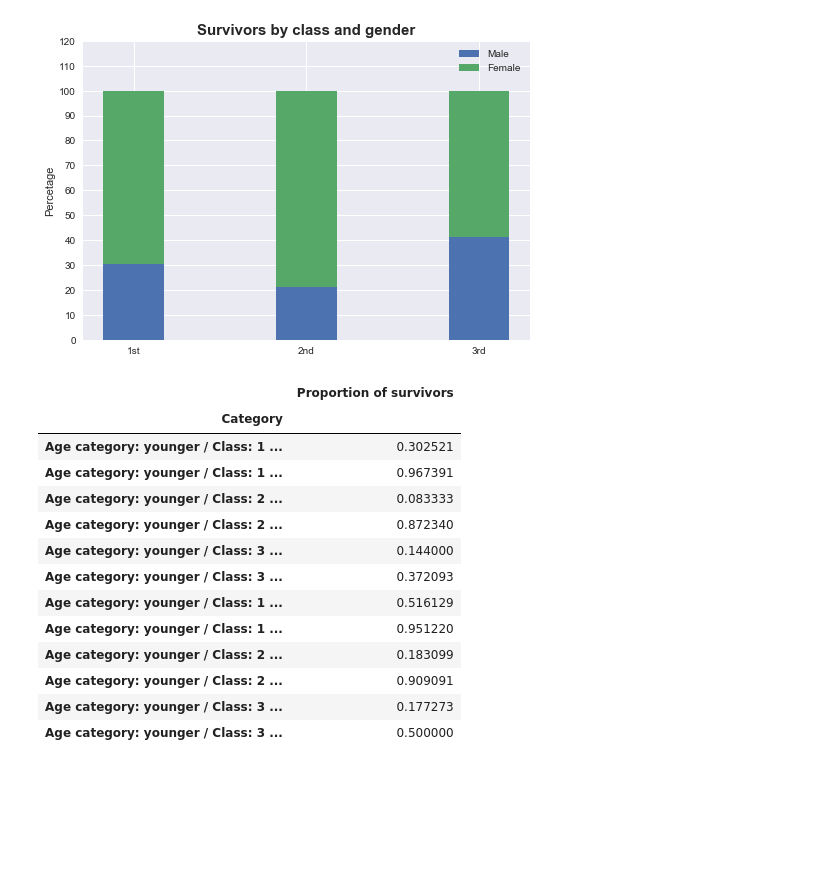
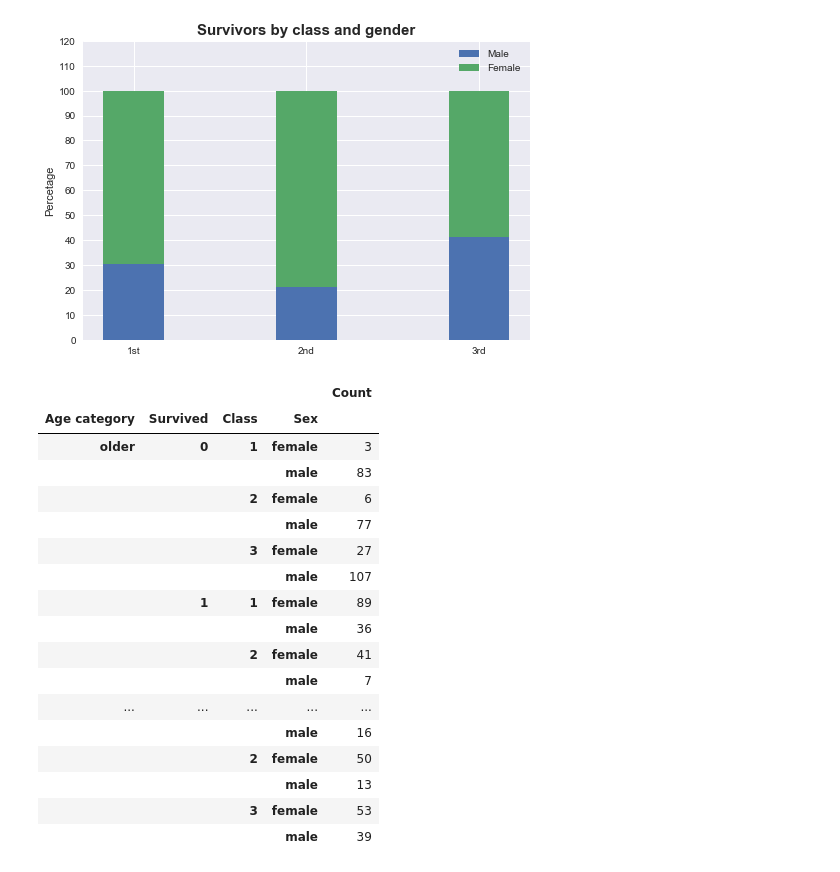
Before and after one commit to zenhaeus/cs-401, a Jupyter notebook: 01 - Pandas and Data Wrangling/Homework 1.ipynb, the cells around one changed output. Drawn from its saved outputs; the diff is of its cells as text; code cells hidden in the pictures; blank space fills up the shorter version.

```diff
--- a/01 - Pandas and Data Wrangling/Homework 1.ipynb
+++ b/01 - Pandas and Data Wrangling/Homework 1.ipynb
@@ -419,46 +419,39 @@ plt.show()
 # %%
 # 6th point: Create 2 equally populated age categories and calculate survival proportions by age category,
 # travel class and sex. Present your results in a DataFrame with unique index.
 
 titanic_6 = titanic_original.copy()
 titanic_6 = titanic_6[['survived', 'age', 'pclass', 'sex']]
 
 # We are discarding all entries which do not have 'age' attribute set up.
 titanic_6.dropna(subset=['age'])
 # We are including only entries whose 'age' attribute is a meaningfull number.
 titanic_6 = titanic_6[titanic_6['age']>=1]
 # Splitting the data in two 'equal' partitions.
 titanic_6['age_category'] = pd.qcut(titanic_6.age, 2, labels=['younger', 'older'])
-# Sanitizing and gropuing data.
+
 titanic_6.drop('age', axis=1, inplace=True)
-titanic_6 = titanic_6[['age_category', 'pclass', 'sex', 'survived']]
-titanic_6 = titanic_6.groupby(['age_category', 'pclass', 'sex', 'survived']).aggregate(len)
+titanic_6 = pd.DataFrame(titanic_6.groupby(['age_category', 'survived', 'pclass', 'sex']).aggregate(len))
+titanic_6.index.names = ['Age category', 'Survived', 'Class', 'Sex']
+titanic_6.columns = ['Count']
 
-# Calculating proportions for each category.
-age_categories = ['older', 'younger']
-sexes = ['male', 'female']
-arr = []
-for category in age_categories:
-    for i in range(1, 4):
-        for sex in sexes:
-            key = 'Age category: ' + ageCat + ' / Class: ' + str(i) + ' / Sex: '+sex
-            proportion = titanic_6[category][i][sex][1] / (titanic_6[category][i][sex][0] + titanic_6[category][i][sex][1])
-            arr.append({'Category': key, 'Proportion of survivors': proportion})
-
-survivors = pd.DataFrame(arr).set_index('Category')
-survivors
+titanic_6
 # %% [output]
-|  | Proportion of survivors |
-| Category |  |
-| Age category: younger / Class: 1 ... | 0.302521 |
-| Age category: younger / Class: 1 ... | 0.967391 |
-| Age category: younger / Class: 2 ... | 0.083333 |
-| Age category: younger / Class: 2 ... | 0.872340 |
-| Age category: younger / Class: 3 ... | 0.144000 |
-| Age category: younger / Class: 3 ... | 0.372093 |
-| Age category: younger / Class: 1 ... | 0.516129 |
-| Age category: younger / Class: 1 ... | 0.951220 |
-| Age category: younger / Class: 2 ... | 0.183099 |
-| Age category: younger / Class: 2 ... | 0.909091 |
-| Age category: younger / Class: 3 ... | 0.177273 |
-| Age category: younger / Class: 3 ... | 0.500000 |
+|  |  |  |  | Count |
+| Age category | Survived | Class | Sex |  |
+| older | 0 | 1 | female | 3 |
+|  |  |  | male | 83 |
+|  |  | 2 | female | 6 |
+|  |  |  | male | 77 |
+|  |  | 3 | female | 27 |
+|  |  |  | male | 107 |
+|  | 1 | 1 | female | 89 |
+|  |  |  | male | 36 |
+|  |  | 2 | female | 41 |
+|  |  |  | male | 7 |
+| ... | ... | ... | ... | ... |
+|  |  |  | male | 16 |
+|  |  | 2 | female | 50 |
+|  |  |  | male | 13 |
+|  |  | 3 | female | 53 |
+|  |  |  | male | 39 |
```
